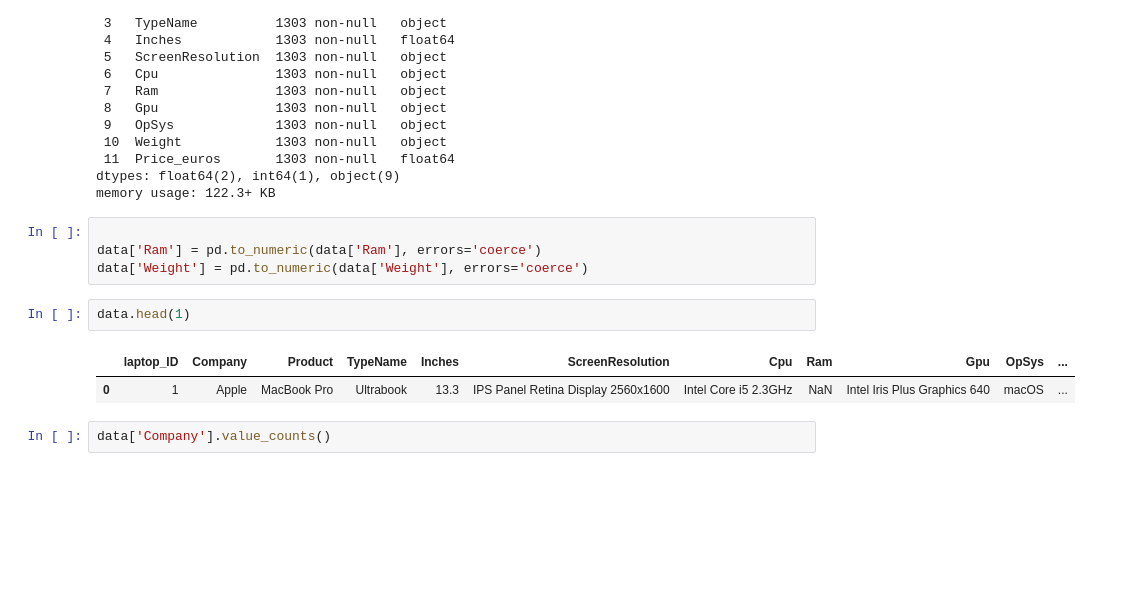
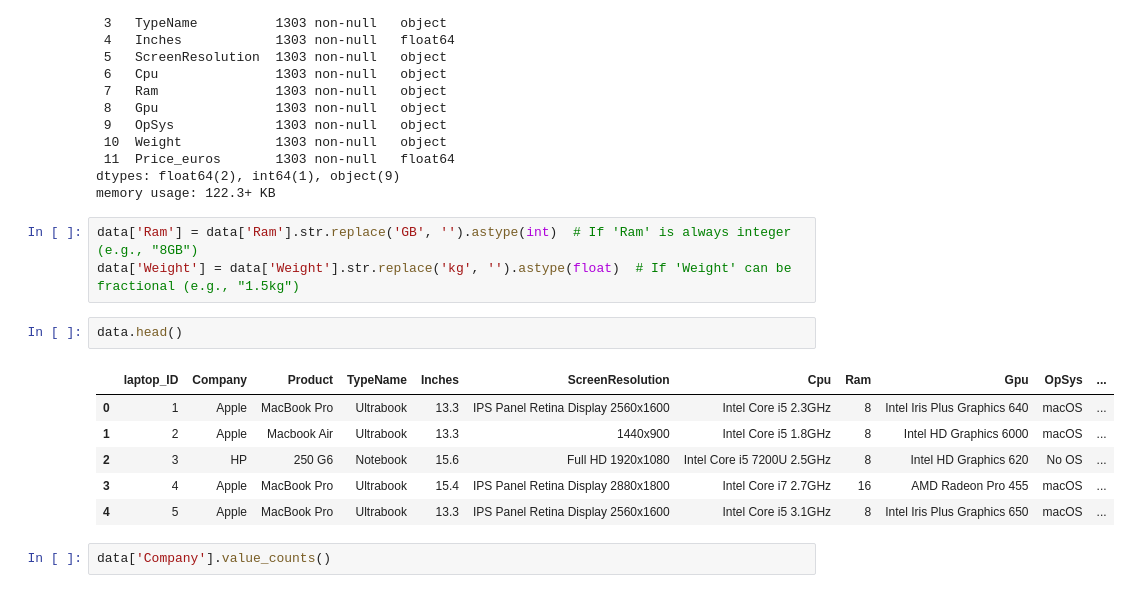
Before and after one commit to vihanga-induwara/Simple-Laptop-Price-Predictor---Machine-Learning, a Jupyter notebook: Simple_Laptop_Price_Predictor(ML).ipynb, the cells around one changed output. Drawn from its saved outputs; the diff is of its cells as text; blank space fills up the shorter version.

```diff
--- a/Simple_Laptop_Price_Predictor(ML).ipynb
+++ b/Simple_Laptop_Price_Predictor(ML).ipynb
@@ -57,15 +57,18 @@ Data columns (total 12 columns):
  11  Price_euros       1303 non-null   float64
 dtypes: float64(2), int64(1), object(9)
 memory usage: 122.3+ KB
-# %%
-
-data['Ram'] = pd.to_numeric(data['Ram'], errors='coerce')
-data['Weight'] = pd.to_numeric(data['Weight'], errors='coerce')
+# %%
+data['Ram'] = data['Ram'].str.replace('GB', '').astype(int)  # If 'Ram' is always integer (e.g., "8GB")
+data['Weight'] = data['Weight'].str.replace('kg', '').astype(float)  # If 'Weight' can be fractional (e.g., "1.5kg")
 # %%
-data.head(1)
+data.head()
 # %% [output]
 |  | laptop_ID | Company | Product | TypeName | Inches | ScreenResolution | Cpu | Ram | Gpu | OpSys | ... |
-| 0 | 1 | Apple | MacBook Pro | Ultrabook | 13.3 | IPS Panel Retina Display 2560x1600 | Intel Core i5 2.3GHz | NaN | Intel Iris Plus Graphics 640 | macOS | ... |
+| 0 | 1 | Apple | MacBook Pro | Ultrabook | 13.3 | IPS Panel Retina Display 2560x1600 | Intel Core i5 2.3GHz | 8 | Intel Iris Plus Graphics 640 | macOS | ... |
+| 1 | 2 | Apple | Macbook Air | Ultrabook | 13.3 | 1440x900 | Intel Core i5 1.8GHz | 8 | Intel HD Graphics 6000 | macOS | ... |
+| 2 | 3 | HP | 250 G6 | Notebook | 15.6 | Full HD 1920x1080 | Intel Core i5 7200U 2.5GHz | 8 | Intel HD Graphics 620 | No OS | ... |
+| 3 | 4 | Apple | MacBook Pro | Ultrabook | 15.4 | IPS Panel Retina Display 2880x1800 | Intel Core i7 2.7GHz | 16 | AMD Radeon Pro 455 | macOS | ... |
+| 4 | 5 | Apple | MacBook Pro | Ultrabook | 13.3 | IPS Panel Retina Display 2560x1600 | Intel Core i5 3.1GHz | 8 | Intel Iris Plus Graphics 650 | macOS | ... |
 # %%
 data['Company'].value_counts()
 # %% [output]
```
Also changed, not shown: parts of 8 cells of this notebook.
